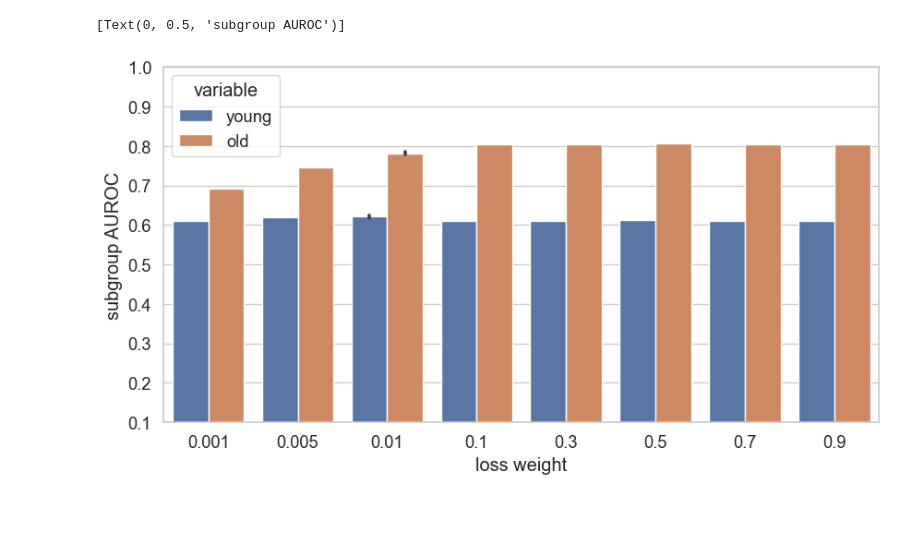
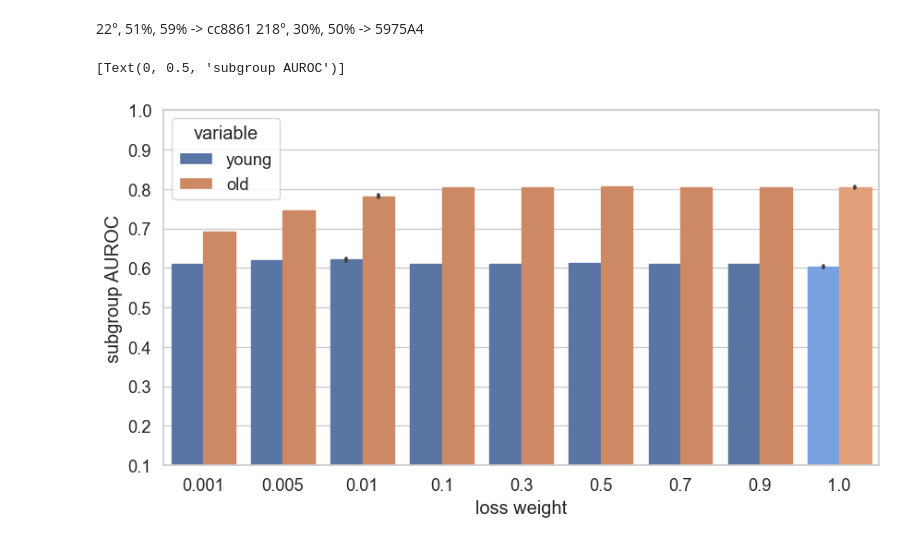
Before and after one commit to JohannesGetzner/fair-uad-with-dp, a Jupyter notebook: src/logs_persist/2023-08-07 16:45:30-FAE-rsna-age-bs1024_mgn001_old_down_weighted-DP/custom_plot.ipynb, the cells around one changed output. Saved outputs shown, nothing was run; the diff lists cells and outputs as text; code cells hidden in the pictures; blank space fills up the shorter version.

Commit message:
added custom colors to bars in barplot with no weight

```diff
--- a/src/logs_persist/2023-08-07 16:45:30-FAE-rsna-age-bs1024_mgn001_old_down_weighted-DP/custom_plot.ipynb
+++ b/src/logs_persist/2023-08-07 16:45:30-FAE-rsna-age-bs1024_mgn001_old_down_weighted-DP/custom_plot.ipynb
@@ -4,6 +4,17 @@ import matplotlib.pyplot as plt
 import pandas as pd
 import numpy as np
 import os
+# %%
+def load_csvs_into_df(dir):
+    dirs = [os.path.join(dir,d) for d in os.listdir(dir) if os.path.isdir(os.path.join(dir,d))]
+    dfs = []
+    for d in dirs:
+        seeds = [f for f in os.listdir(os.path.join('./',d)) if f.startswith('seed')]
+        for seed in seeds:
+            results = [f for f in os.listdir(os.path.join(d,seed)) if f.startswith('test_results')][0]
+            results_df = pd.read_csv(os.path.join(d, seed, results))
+            dfs.append(results_df)
+    df = pd.concat(dfs)
+    return df
 # %%
-dirs = [d for d in os.listdir() if os.path.isdir(d)]
-dirs
+df = load_csvs_into_df('./')
@@ -69,0 +44,12 @@ df.variable = df.variable.str.replace('test/lungOpacity_old_subgroupAUROC','old'
+# %%
+# load weight 1 data-sets
+df_1 = load_csvs_into_df('../2023.07.13-09:20:21-FAE-rsna-age-bs1024_mgn001-DP')
+df_1 = df_1[['test/lungOpacity_young_subgroupAUROC','test/lungOpacity_old_subgroupAUROC','protected_attr_percent']]
+df_1['job_type_mod'] = 1
+df_1 = pd.melt(df_1, id_vars=['protected_attr_percent','job_type_mod'], value_vars=['test/lungOpacity_young_subgroupAUROC','test/lungOpacity_old_subgroupAUROC'])
+# only select rows where protected_attr_percent is 0.25, 0.5, 0.75
+df_1 = df_1[df_1.protected_attr_percent.isin([0.75])]
+df_1.drop(columns=['protected_attr_percent'], inplace=True)
+df_1.variable = df_1.variable.str.replace('test/lungOpacity_young_subgroupAUROC','young')
+df_1.variable = df_1.variable.str.replace('test/lungOpacity_old_subgroupAUROC','old')
+df_1.head()
@@ -70,13 +62,22 @@ df.variable = df.variable.str.replace('test/lungOpacity_old_subgroupAUROC','old'
+# %%
+# concat df and df_1
+df = pd.concat([df,df_1])
+# %% [markdown]
+22°, 51%, 59% -> cc8861
+218°, 30%, 50% -> 5975A4
 # %%
 plt.figure(figsize=(10,5))
 sns.set(font_scale=1.2, style="whitegrid")
 g = sns.barplot(x='job_type_mod', y='value', hue='variable', data=df)
+custom_colors = ["#5975A4"]*8 + ["#79a0e0"] + ["#CC8963"]*8 + ["#e1a07a"]
+for i, bar in enumerate(g.patches):
+    bar.set_color(custom_colors[i])
 # set y axis limit
 g.set(ylim=(0.1, 1))
 g.set(xlabel='loss weight')
 g.set(ylabel='subgroup AUROC')
 # put legend outside of plot
 # plt.legend(bbox_to_anchor=(1.01, 1), loc=2, borderaxespad=0.)
 # %% [output]
 [Text(0, 0.5, 'subgroup AUROC')]
-[figure, old version]
+[figure, new version]
```
Also changed, not shown: parts of 6 cells of this notebook.
